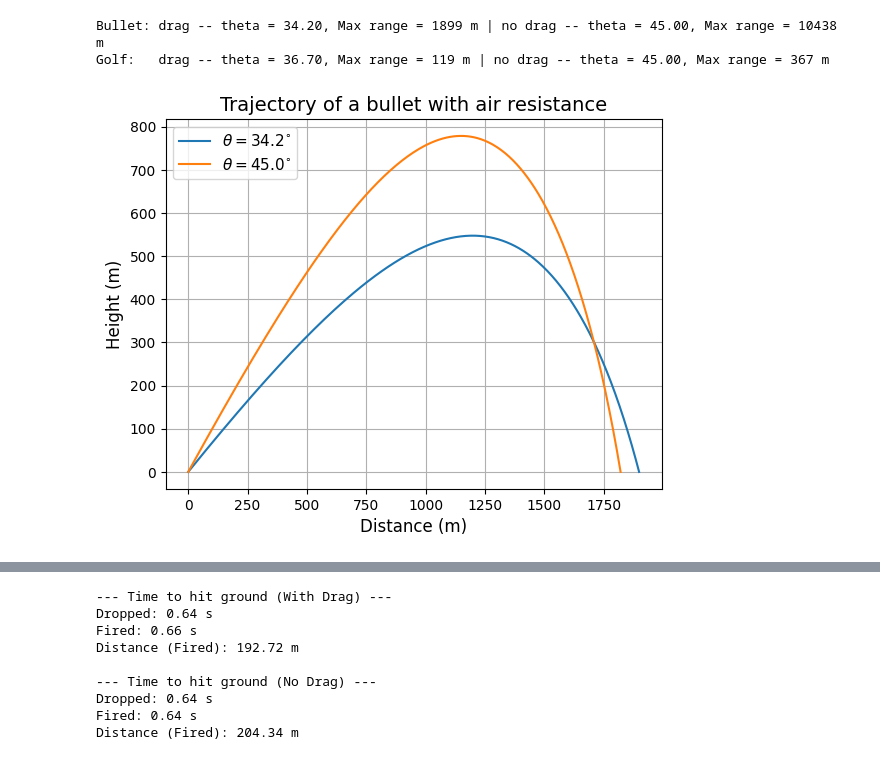
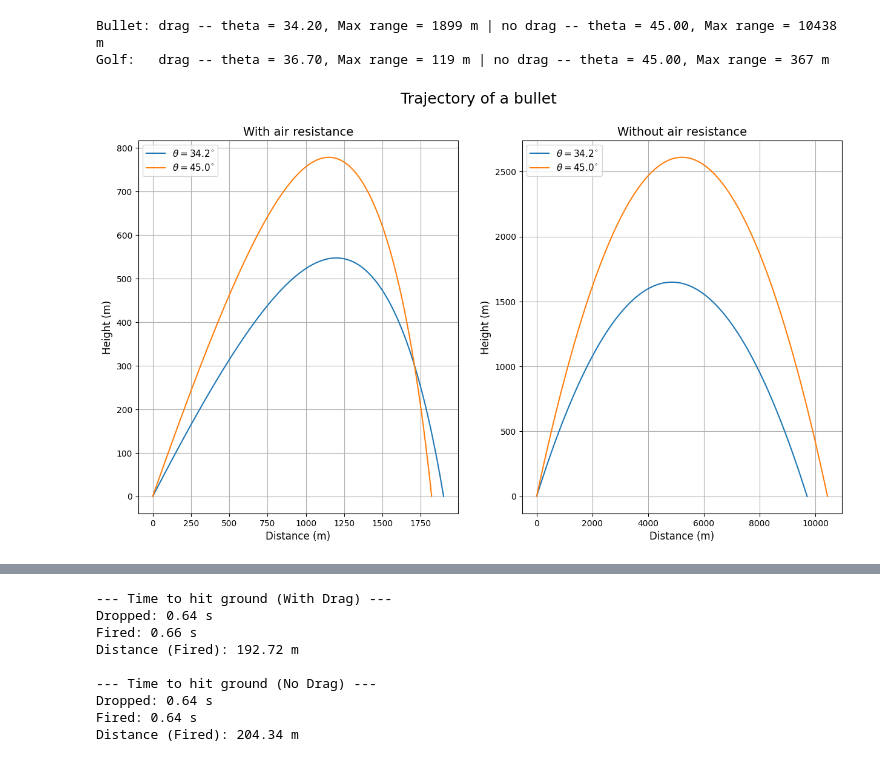
Before and after one commit to hdauphin/PHYS420Fall25, a Jupyter notebook: HW06_Project1.ipynb, the cells around one changed output, grey strips where cells are left out. Drawn from its saved outputs; the diff is of its cells as text; code cells hidden in the pictures.

```diff
--- a/HW06_Project1.ipynb
+++ b/HW06_Project1.ipynb
@@ -53,7 +55,7 @@ def proj_eqns(t, Y, m, C, A, drag=True):
 def ground(t, Y, *args):
     return Y[1]     # height at y(t)
 ground.terminal = True  # stop sim when event happens
-ground.direction = -1   # look for sign to change from positive to negative
+ground.direction = -1   # look for sign to change from positive to negative; indicates y has hit 0
 
 def run_sim(angle=0.0, v0=0.0, vx0=None, vy0=None, y0=0.0, m=0.0, C=0.0, A=0.0, drag=True, n=350):
     """
@@ -76,14 +78,15 @@ def run_sim(angle=0.0, v0=0.0, vx0=None, vy0=None, y0=0.0, m=0.0, C=0.0, A=0.0,
         t_ground: how long it took for the projectile to land
         t_plot: time values to plot over
     """
+    # compute x and y components of v if not specified
     if vx0 is None or vy0 is None:
-        theta = np.deg2rad(angle)   #convert angle to radians
+        theta = np.deg2rad(angle)   # convert angle to radians
         vx0 = v0*np.cos(theta)
         vy0 = v0*np.sin(theta)
 
-    Y0 = [0.0, y0, vx0, vy0]    # put initial conditions into an array for handling
-    T = 60  # stopping time for sim
-    sol = solve_ivp(proj_eqns, (0, T), Y0, args=(m, C, A, drag), events=ground, dense_output=True)  # run simulation
+    Y0 = [0.0, y0, vx0, vy0]    # put initial conditions into a list for handling
+    T = 60  # time upper bound
+    sol = solve_ivp(proj_eqns, (0, T), Y0, args=(m, C, A, drag), events=ground, method="RK45", dense_output=True)  # run simulation
     t_ground = sol.t_events[0][0]  # define time when projectile landed
     x_range = sol.y_events[0][0,0]  # define distance projectile traveled before landing
     t_plot = np.linspace(0, t_ground, n)  # create evenly distributed array of values to plot over
@@ -183,30 +210,66 @@ Golf:   drag -- theta = 36.70, Max range = 119 m | no drag -- theta = 45.00, Max
 # %%
 
 # --- Plot best angle compared to 45 ---
 # -- Bullet --
+
+# With drag
 b_x_best, b_y_best, r_b_best, t_b_best, b_time_best = run_sim(angle=34.20, v0=v0_1, m=m1, C=C1, A=A1, drag=True)
 b_x_45, b_y_45, r_b_45, t_b_45, b_time_45 = run_sim(angle=45, v0=v0_1, m=m1, C=C1, A=A1, drag=True)
 
-fig, ax = plt.subplots()
-ax.set_title("Trajectory of a bullet with air resistance")
-ax.plot(b_x_best, b_y_best, label=r"$\theta = 34.2^{\circ}$")
-ax.plot(b_x_45, b_y_45, label=r"$\theta = 45.0^{\circ}$")
-ax.set_xlabel("Distance (m)")
-ax.set_ylabel("Height (m)")
-ax.legend(loc="upper left")
-ax.grid(True)
+# Without drag
+b_x_best_nd, b_y_best_nd, r_b_best_nd, t_b_best_nd, b_time_best_nd = run_sim(angle=34.20, v0=v0_1, m=m1, C=C1, A=A1, drag=False)
+b_x_45_nd, b_y_45_nd, r_b_45_nd, t_b_45_nd, b_time_45_nd = run_sim(angle=45, v0=v0_1, m=m1, C=C1, A=A1, drag=False)
+
+# Plots
+fig, (ax1, ax2) = plt.subplots(1, 2, figsize=(15, 8))
+plt.suptitle("Trajectory of a bullet")
+ax1.set_title("With air resistance")
+ax1.plot(b_x_best, b_y_best, label=r"$\theta = 34.2^{\circ}$")
+ax1.plot(b_x_45, b_y_45, label=r"$\theta = 45.0^{\circ}$")
+ax1.set_xlabel("Distance (m)")
+ax1.set_ylabel("Height (m)")
+ax1.legend(loc="upper left")
+ax1.grid(True)
+
+ax2.set_title("Without air resistance")
+ax2.plot(b_x_best_nd, b_y_best_nd, label=r"$\theta = 34.2^{\circ}$")
+ax2.plot(b_x_45_nd, b_y_45_nd, label=r"$\theta = 45.0^{\circ}$")
+ax2.set_xlabel("Distance (m)")
+ax2.set_ylabel("Height (m)")
+ax2.legend(loc="upper left")
+ax2.grid(True)
+
+plt.show()
 
 # -- Golf ball --
+
+# With drag
 g_x_best, g_y_best, r_g_best, t_g_best, g_time_best = run_sim(angle=36.70, v0=v0_2, m=m2, C=C2, A=A2, drag=True)
 g_x_45, g_y_45, r_g_45, t_g_45, g_time_45 = run_sim(angle=45, v0=v0_2, m=m2, C=C2, A=A2, drag=True)
 
-fig, ax = plt.subplots()
-ax.set_title("Trajectory of a golf ball with air resistance")
-ax.plot(g_x_best, g_y_best, label=r"$\theta = 36.7^{\circ}$")
-ax.plot(g_x_45, g_y_45, label=r"$\theta = 45.0^{\circ}$")
-ax.set_xlabel("Distance (m)")
-ax.set_ylabel("Height (m)")
-ax.legend(loc="upper left")
-ax.grid(True)
+# Without drag
+g_x_best_nd, g_y_best_nd, r_g_best_nd, t_g_best_nd, g_time_best_nd = run_sim(angle=36.70, v0=v0_2, m=m2, C=C2, A=A2, drag=False)
+g_x_45_nd, g_y_45_nd, r_g_45_nd, t_g_45_nd, g_time_45_nd = run_sim(angle=45, v0=v0_2, m=m2, C=C2, A=A2, drag=False)
+
+# Plots
+fig, (ax1, ax2) = plt.subplots(1, 2, figsize=(15, 8))
+plt.suptitle("Trajectory of a golf ball")
+ax1.set_title("With air resistance")
+ax1.plot(g_x_best, g_y_best, label=r"$\theta = 36.7^{\circ}$")
+ax1.plot(g_x_45, g_y_45, label=r"$\theta = 45.0^{\circ}$")
+ax1.set_xlabel("Distance (m)")
+ax1.set_ylabel("Height (m)")
+ax1.legend(loc="upper left")
+ax1.grid(True)
+
+ax2.set_title("Without air resistance")
+ax2.plot(g_x_best_nd, g_y_best_nd, label=r"$\theta = 36.7^{\circ}$")
+ax2.plot(g_x_45_nd, g_y_45_nd, label=r"$\theta = 45.0^{\circ}$")
+ax2.set_xlabel("Distance (m)")
+ax2.set_ylabel("Height (m)")
+ax2.legend(loc="upper left")
+ax2.grid(True)
+
+plt.show()
 # %% [output]
-[figure, old version]
+[figure, new version]
```
Also changed, not shown: parts of 6 cells of this notebook.
